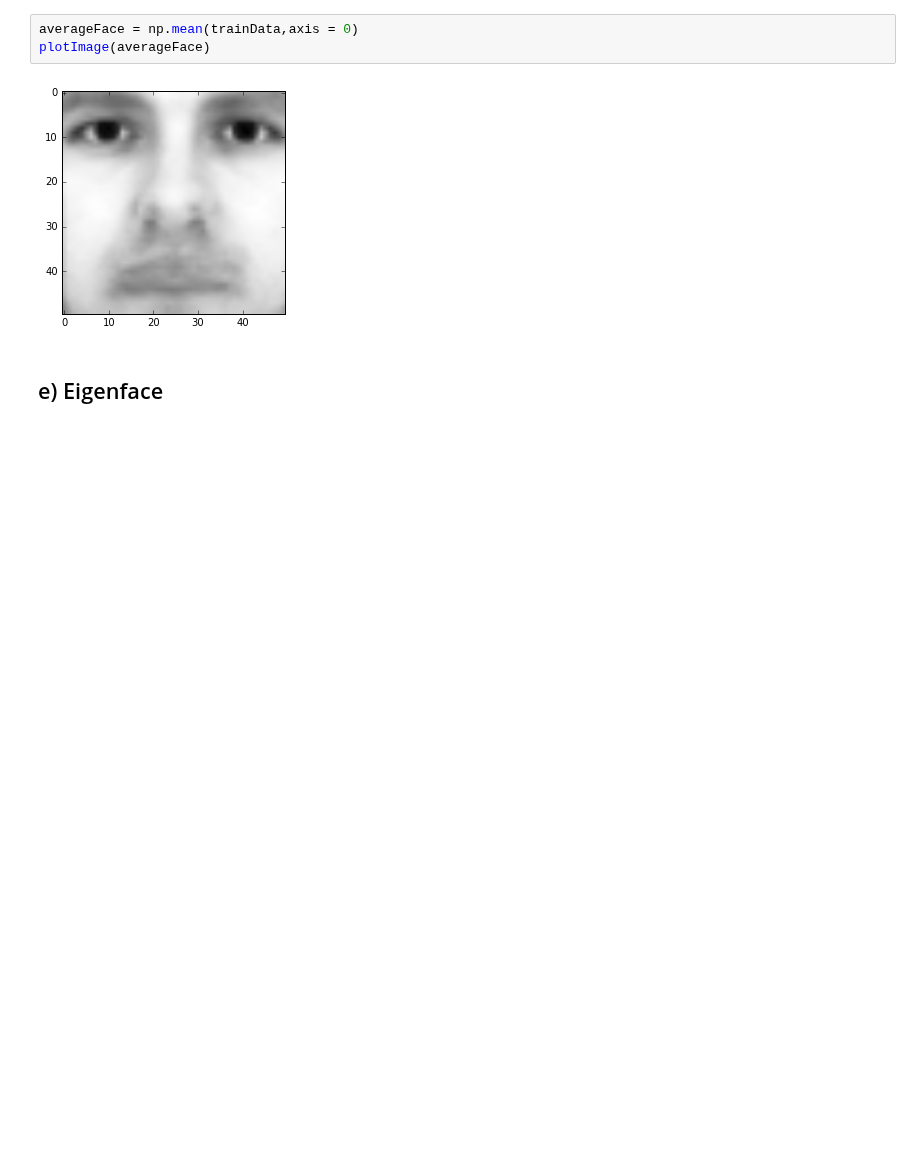
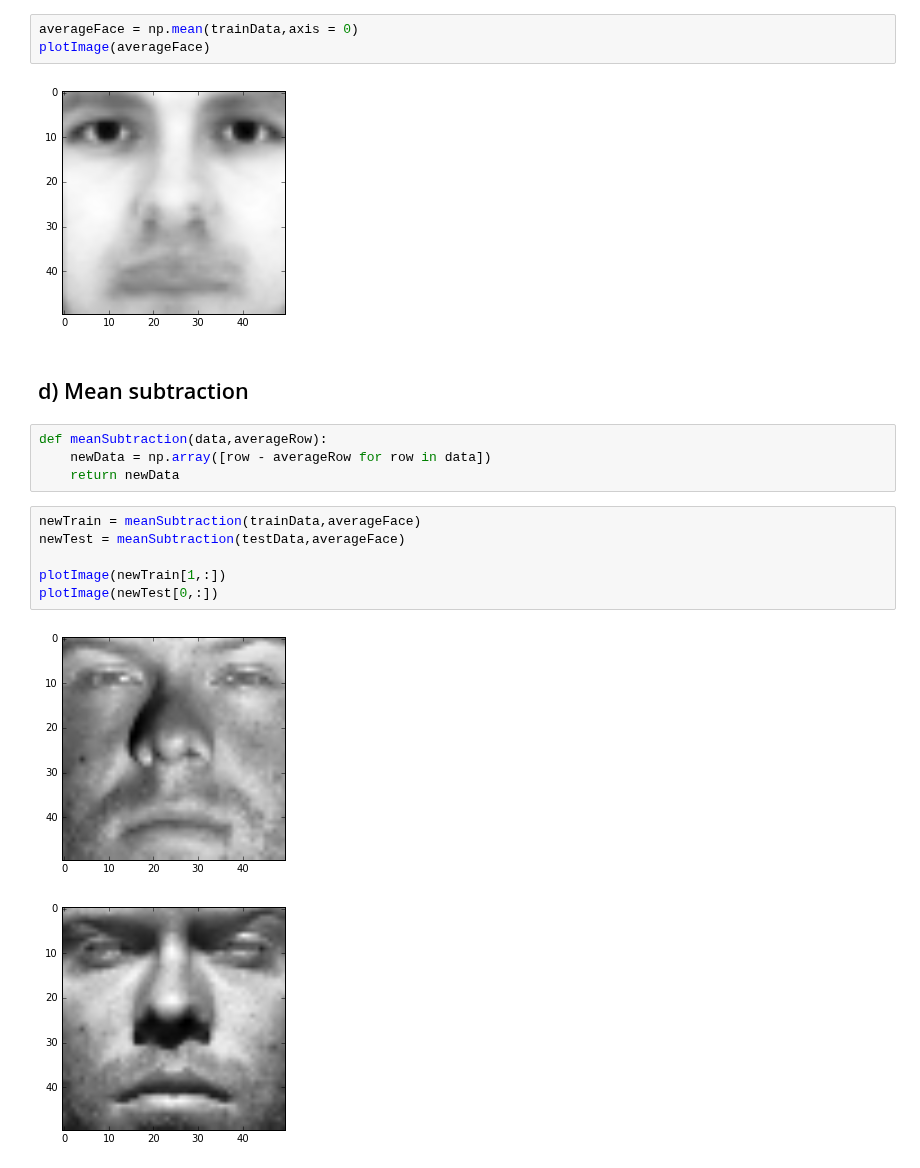
Before and after one commit to francescoperera/applied-machine-learning, a Jupyter notebook: lab2/CS 5789 - Eigenfaces.ipynb, the cells around one changed output. Saved outputs shown, nothing was run; the diff lists cells and outputs as text; blank space fills up the shorter version.

Commit message:
subtracted mean face from train and test data

```diff
--- a/lab2/CS 5789 - Eigenfaces.ipynb
+++ b/lab2/CS 5789 - Eigenfaces.ipynb
@@ -50,5 +50,18 @@ averageFace = np.mean(trainData,axis = 0)
 plotImage(averageFace)
 # %% [output]
 [figure]
-# %% [markdown]
-## e) Eigenface
+# %% [markdown]
+## d) Mean subtraction
+# %%
+def meanSubtraction(data,averageRow):
+    newData = np.array([row - averageRow for row in data])
+    return newData
+# %%
+newTrain = meanSubtraction(trainData,averageFace)
+newTest = meanSubtraction(testData,averageFace)
+
+plotImage(newTrain[1,:])
+plotImage(newTest[0,:])
+# %% [output]
+[figure, added]
+[figure, added]
```
